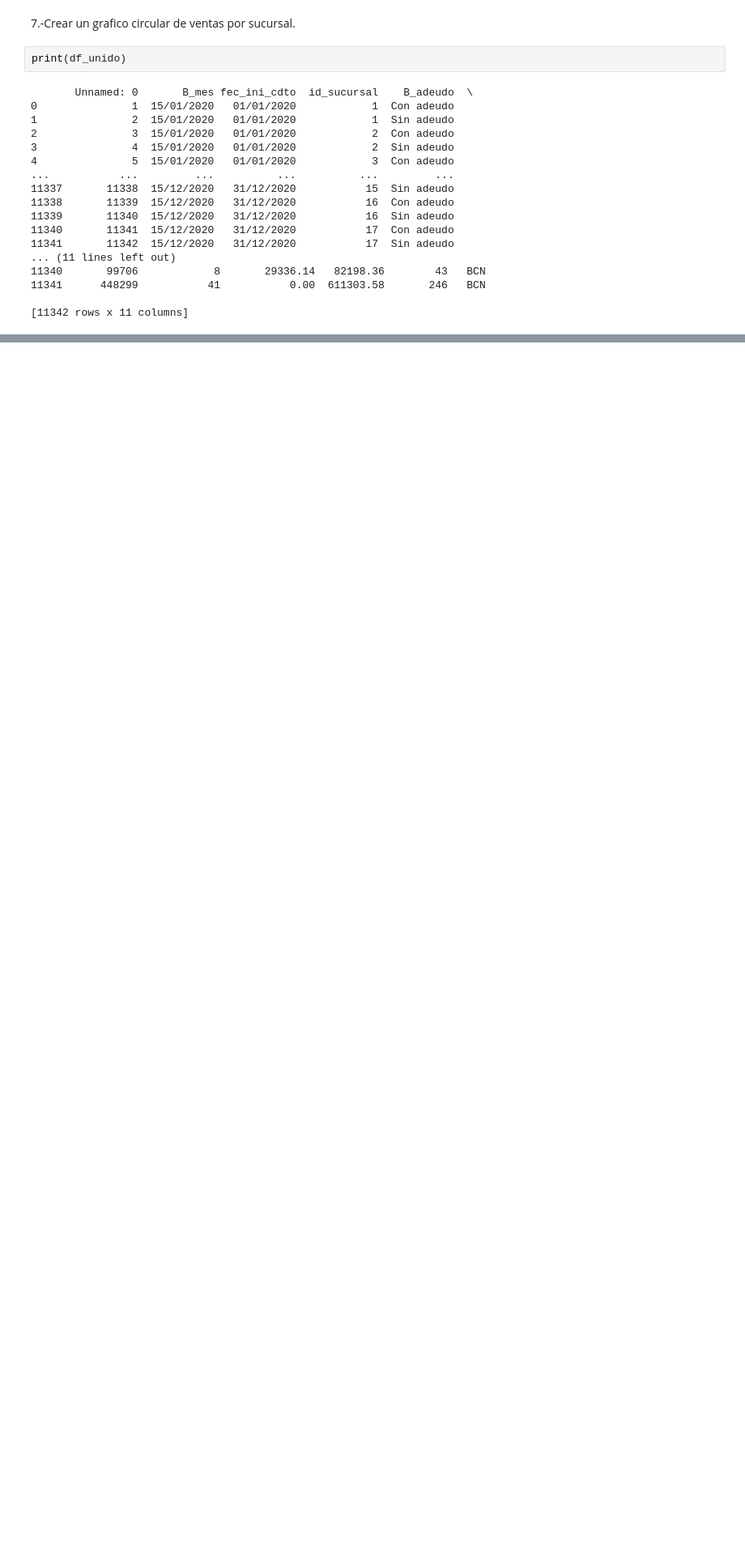
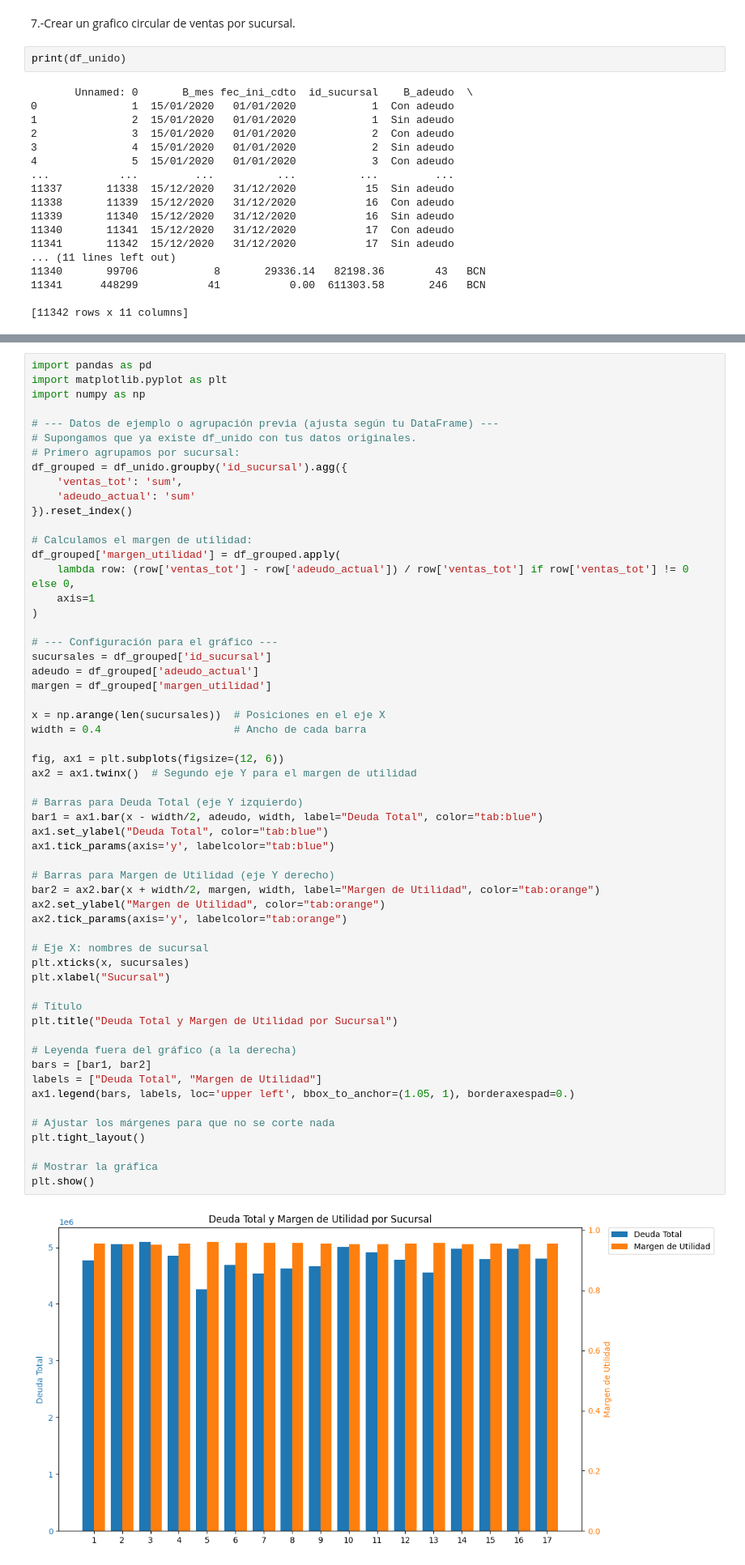
Before and after one commit to xiweichill/6IV8_HuangXiwei_Analisis_De_Datos, a Jupyter notebook: ElementosBasicosEstadistica/PrimerEjercicioAnalisis.ipynb, the cells around one changed output, grey strips where cells are left out. Shown at 81% size. Drawn from its saved outputs; the diff is of its cells as text; blank space fills up the shorter version.

```diff
--- a/ElementosBasicosEstadistica/PrimerEjercicioAnalisis.ipynb
+++ b/ElementosBasicosEstadistica/PrimerEjercicioAnalisis.ipynb
@@ -106,0 +109,59 @@ plt.show()
+# %%
+import pandas as pd
+import matplotlib.pyplot as plt
+import numpy as np
+
+# --- Datos de ejemplo o agrupación previa (ajusta según tu DataFrame) ---
+# Supongamos que ya existe df_unido con tus datos originales.
+# Primero agrupamos por sucursal:
+df_grouped = df_unido.groupby('id_sucursal').agg({
+    'ventas_tot': 'sum',
+    'adeudo_actual': 'sum'
+}).reset_index()
+
+# Calculamos el margen de utilidad:
+df_grouped['margen_utilidad'] = df_grouped.apply(
+    lambda row: (row['ventas_tot'] - row['adeudo_actual']) / row['ventas_tot'] if row['ventas_tot'] != 0 else 0,
+    axis=1
+)
+
+# --- Configuración para el gráfico ---
+sucursales = df_grouped['id_sucursal']
+adeudo = df_grouped['adeudo_actual']
+margen = df_grouped['margen_utilidad']
+
+x = np.arange(len(sucursales))  # Posiciones en el eje X
+width = 0.4                     # Ancho de cada barra
+
+fig, ax1 = plt.subplots(figsize=(12, 6))
+ax2 = ax1.twinx()  # Segundo eje Y para el margen de utilidad
+
+# Barras para Deuda Total (eje Y izquierdo)
+bar1 = ax1.bar(x - width/2, adeudo, width, label="Deuda Total", color="tab:blue")
+ax1.set_ylabel("Deuda Total", color="tab:blue")
+ax1.tick_params(axis='y', labelcolor="tab:blue")
+
+# Barras para Margen de Utilidad (eje Y derecho)
+bar2 = ax2.bar(x + width/2, margen, width, label="Margen de Utilidad", color="tab:orange")
+ax2.set_ylabel("Margen de Utilidad", color="tab:orange")
+ax2.tick_params(axis='y', labelcolor="tab:orange")
+
+# Eje X: nombres de sucursal
+plt.xticks(x, sucursales)
+plt.xlabel("Sucursal")
+
+# Título
+plt.title("Deuda Total y Margen de Utilidad por Sucursal")
+
+# Leyenda fuera del gráfico (a la derecha)
+bars = [bar1, bar2]
+labels = ["Deuda Total", "Margen de Utilidad"]
+ax1.legend(bars, labels, loc='upper left', bbox_to_anchor=(1.05, 1), borderaxespad=0.)
+
+# Ajustar los márgenes para que no se corte nada
+plt.tight_layout()
+
+# Mostrar la gráfica
+plt.show()
+# %% [output]
+[figure, added]
```
Also changed, not shown: parts of 3 cells of this notebook.
